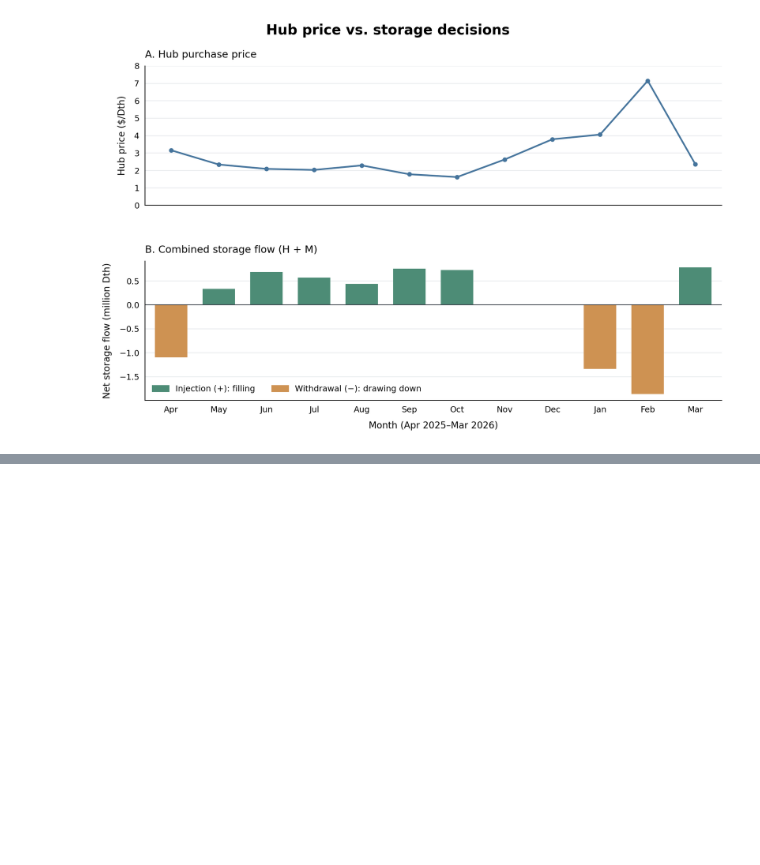
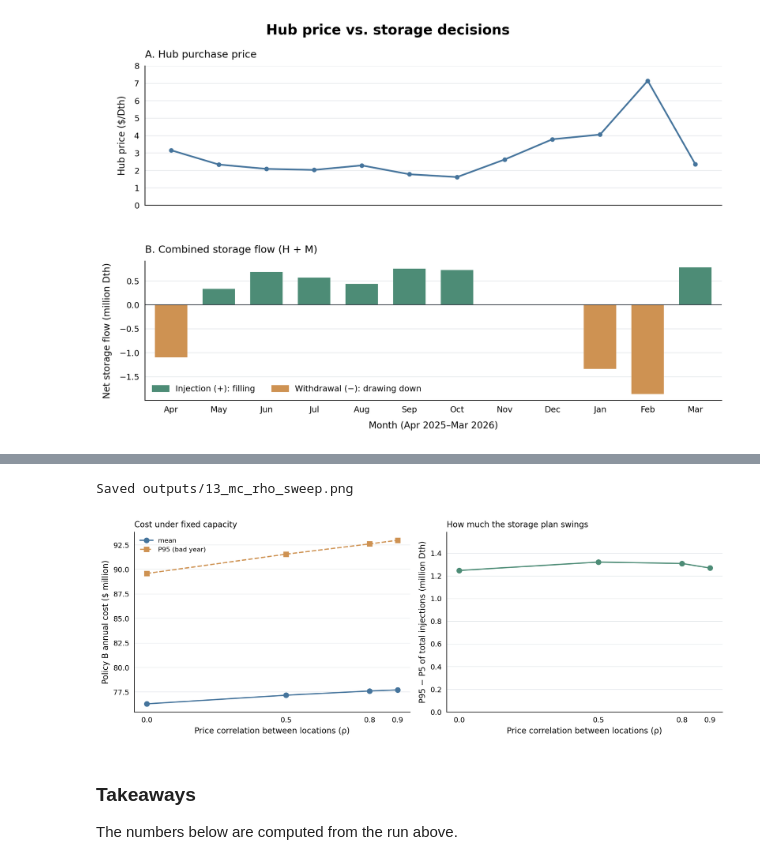
Before and after one commit to robjiakai/MidAtlanticGasMerchant, a Jupyter notebook: run_model.ipynb, the cells around one changed output, grey strips where cells are left out. Cells and saved outputs as stored; diff of their text form; code cells hidden in the pictures; blank space fills up the shorter version.

```diff
--- a/run_model.ipynb
+++ b/run_model.ipynb
@@ -371,0 +505,9 @@ Saved outputs/03_price_vs_storage.png
+# %%
+sweep = mc.rho_sweep(models, means, variances, rhos=(0.0, 0.5, 0.8, 0.9), n=N_DRAWS, seed=SEED)
+sweep.to_csv("outputs/mc_rho_sweep.csv")
+display(sweep.style.format({c: "${:,.0f}" for c in ["mean cost B", "P95 cost B", "mean A-B", "mean B-C"]}
+                           | {c: "{:,.0f}" for c in sweep.columns if c.startswith("injections")}
+                           | {c: "{:.1%}" for c in sweep.columns if c.startswith("hub >")}))
+mc.plot_rho_sweep(sweep)
+Image(filename=FIG_DIR / "13_mc_rho_sweep.png")
+# %% [output]
@@ -371,0 +520,6 @@ Saved outputs/03_price_vs_storage.png
+Saved outputs/13_mc_rho_sweep.png
+[figure, added]
+# %% [markdown]
+### Takeaways
+
+The numbers below are computed from the run above.
```
Also changed, not shown: parts of 13 cells of this notebook, 12 other files.
